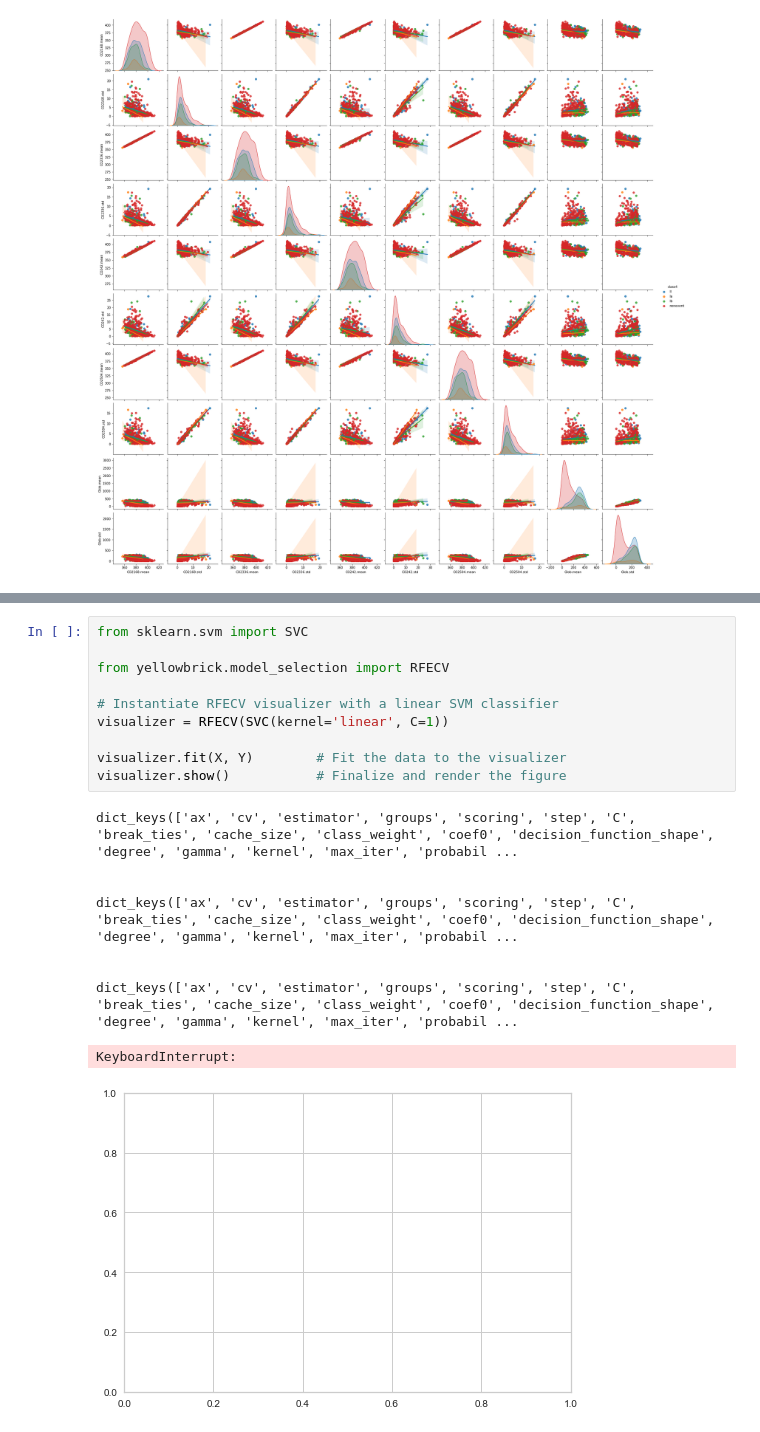
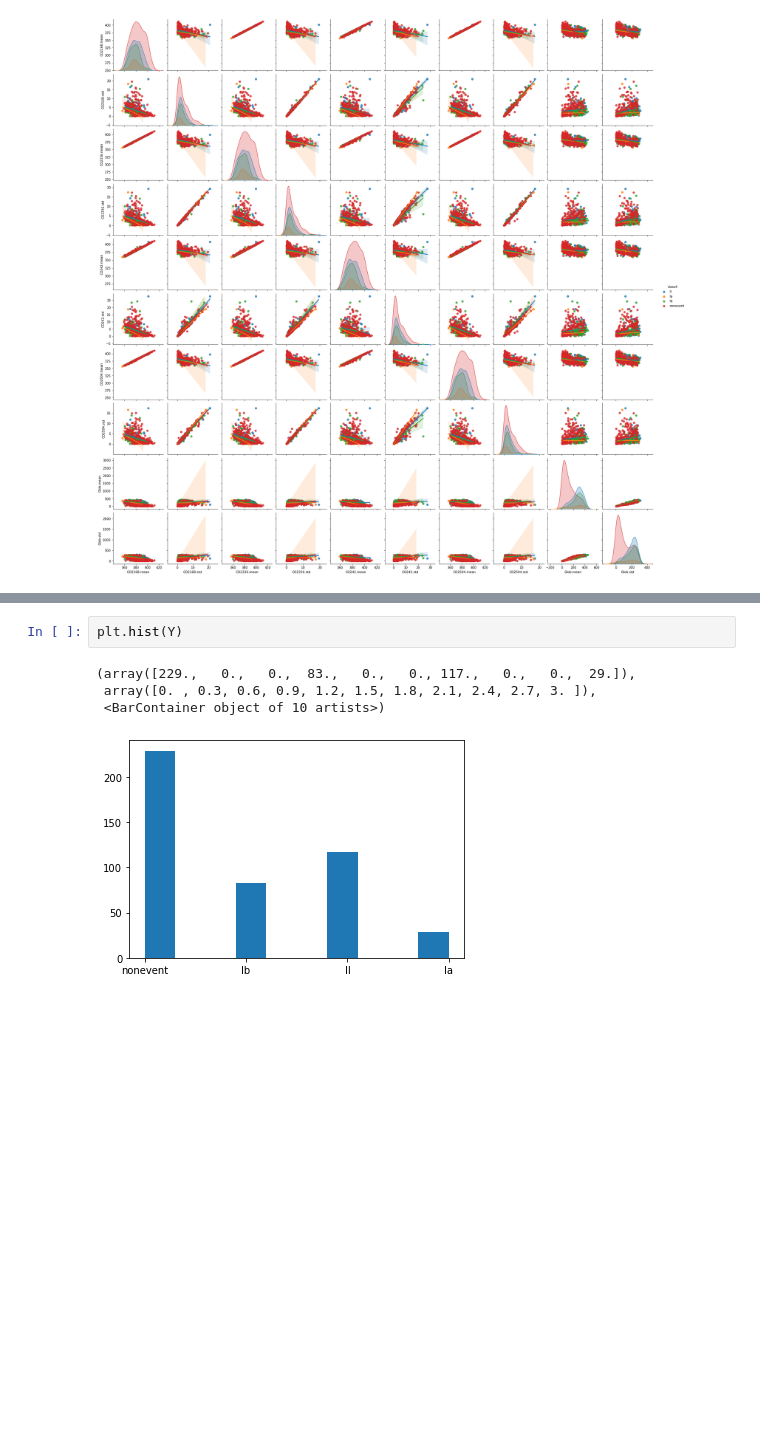
Before and after one commit to mikaelfr/ML-Intro, a Jupyter notebook: Miika/jupyter-notebook/data-exploration.ipynb, the cells around one changed output, grey strips where cells are left out. Drawn from its saved outputs; the diff is of its cells as text; blank space fills up the shorter version.

```diff
--- a/Miika/jupyter-notebook/data-exploration.ipynb
+++ b/Miika/jupyter-notebook/data-exploration.ipynb
@@ -118,20 +307,7 @@ https://www.scikit-yb.org/en/latest/api/model_selection/rfecv.html
 # %%
-from sklearn.svm import SVC
-
-from yellowbrick.model_selection import RFECV
-
-# Instantiate RFECV visualizer with a linear SVM classifier
-visualizer = RFECV(SVC(kernel='linear', C=1))
-
-visualizer.fit(X, Y)        # Fit the data to the visualizer
-visualizer.show()           # Finalize and render the figure
+plt.hist(Y)
 # %% [output]
-dict_keys(['ax', 'cv', 'estimator', 'groups', 'scoring', 'step', 'C', 'break_ties', 'cache_size', 'class_weight', 'coef0', 'decision_function_shape', 'degree', 'gamma', 'kernel', 'max_iter', 'probabil ...
-
-
-dict_keys(['ax', 'cv', 'estimator', 'groups', 'scoring', 'step', 'C', 'break_ties', 'cache_size', 'class_weight', 'coef0', 'decision_function_shape', 'degree', 'gamma', 'kernel', 'max_iter', 'probabil ...
-
-
-dict_keys(['ax', 'cv', 'estimator', 'groups', 'scoring', 'step', 'C', 'break_ties', 'cache_size', 'class_weight', 'coef0', 'decision_function_shape', 'degree', 'gamma', 'kernel', 'max_iter', 'probabil ...
+(array([229.,   0.,   0.,  83.,   0.,   0., 117.,   0.,   0.,  29.]),
+ array([0. , 0.3, 0.6, 0.9, 1.2, 1.5, 1.8, 2.1, 2.4, 2.7, 3. ]),
+ <BarContainer object of 10 artists>)
-KeyboardInterrupt:
-[figure, old version]
+[figure, new version]
```
Also changed, not shown: parts of 8 cells of this notebook, 2 other files.
